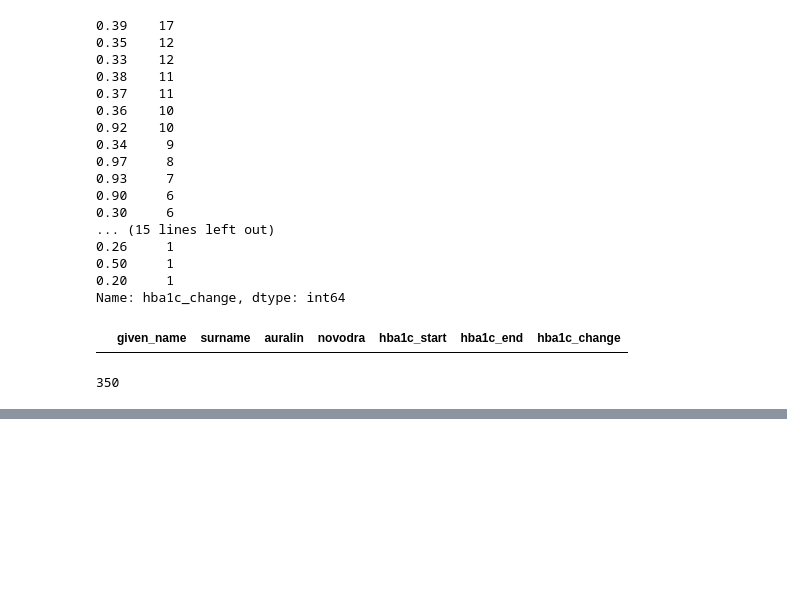
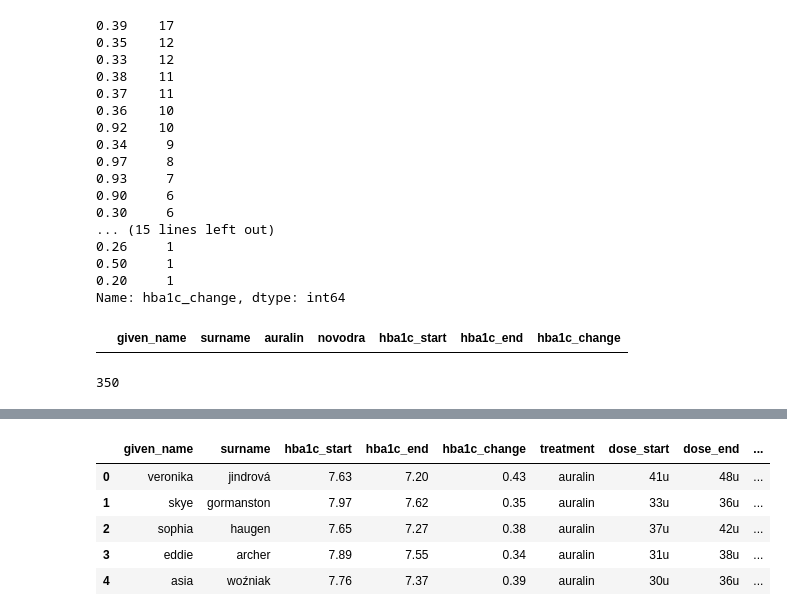
Before and after one commit to jacyee/insulin-drug-analysis, a Jupyter notebook: insulin_drug.ipynb, the cells around one changed output, grey strips where cells are left out. Cells and saved outputs as stored; diff of their text form; code cells hidden in the pictures; blank space fills up the shorter version.

```diff
--- a/insulin_drug.ipynb
+++ b/insulin_drug.ipynb
@@ -445,0 +510,4 @@ treatments_clean.hba1c_change.count()
+# %%
+treatments_clean = pd.melt(treatments_clean,id_vars=['given_name', 'surname', 'hba1c_start', 'hba1c_end', 'hba1c_change'],\
+                           var_name='treatment', value_name='dose',value_vars=['auralin','novodra'])
+treatments_clean.head()
@@ -445,0 +521,4 @@ treatments_clean.hba1c_change.count()
+# %%
+# remove row with'-' as dose
+treatments_clean = treatments_clean[treatments_clean.dose!= "-"]
+treatments_clean.head()
@@ -445,0 +532,5 @@ treatments_clean.hba1c_change.count()
+# %%
+treatments_clean['dose_start']=treatments_clean['dose'].str.split('-', 1).str[0]
+treatments_clean['dose_end'] =treatments_clean['dose'].str.split('-', 1).str[1]
+treatments_clean = treatments_clean.drop('dose', axis=1)
+treatments_clean.sample(5)
@@ -445,0 +544,12 @@ treatments_clean.hba1c_change.count()
+# %%
+# issue 6: Merge adverse_reaction column to Treatments table, joining on given name & surname
+treatments_clean = pd.merge(treatments_clean, adverse_reactions_clean,
+                            on=['given_name', 'surname'], how='left')
+treatments_clean.head()
+# %% [output]
+|  | given_name | surname | hba1c_start | hba1c_end | hba1c_change | treatment | dose_start | dose_end | ... |
+| 0 | veronika | jindrová | 7.63 | 7.20 | 0.43 | auralin | 41u | 48u | ... |
+| 1 | skye | gormanston | 7.97 | 7.62 | 0.35 | auralin | 33u | 36u | ... |
+| 2 | sophia | haugen | 7.65 | 7.27 | 0.38 | auralin | 37u | 42u | ... |
+| 3 | eddie | archer | 7.89 | 7.55 | 0.34 | auralin | 31u | 38u | ... |
+| 4 | asia | woźniak | 7.76 | 7.37 | 0.39 | auralin | 30u | 36u | ... |
```
Also changed, not shown: parts of 18 cells of this notebook.
